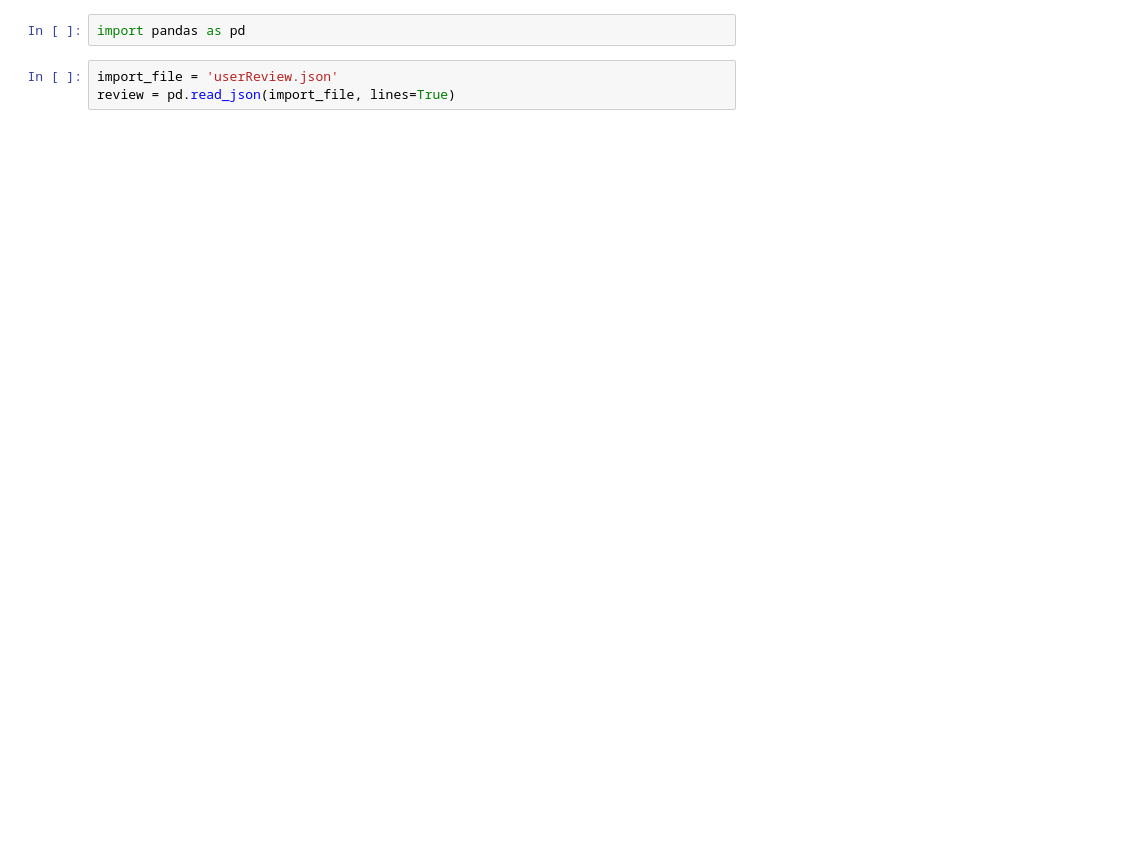
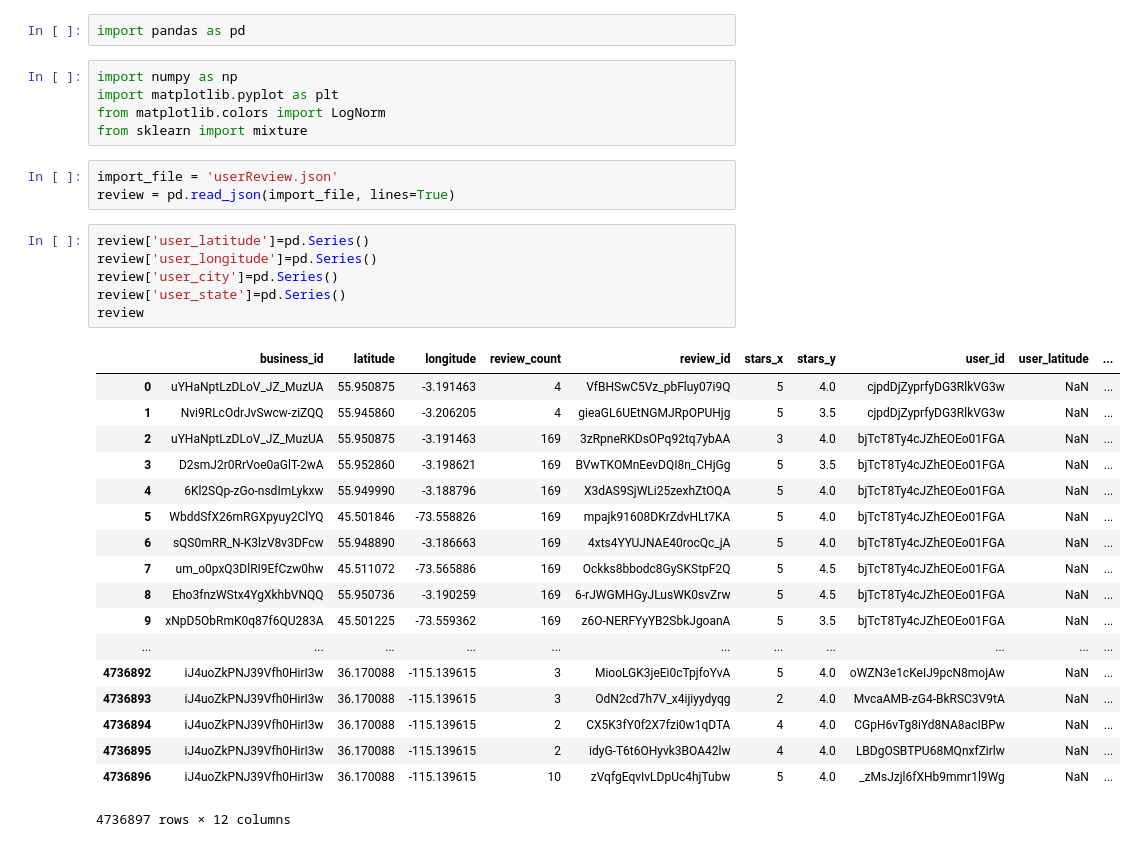
Before and after one commit to CornellDataScience/NLP_Research-FA17, a Jupyter notebook: local-elites/brian/Local Authority Model.ipynb, the cells around one changed output. Saved outputs shown, nothing was run; the diff lists cells and outputs as text; blank space fills up the shorter version.

```diff
--- a/local-elites/brian/Local Authority Model.ipynb
+++ b/local-elites/brian/Local Authority Model.ipynb
@@ -1,5 +1,35 @@
 # %%
 import pandas as pd
+# %%
+import numpy as np
+import matplotlib.pyplot as plt
+from matplotlib.colors import LogNorm
+from sklearn import mixture
 # %%
 import_file = 'userReview.json'
 review = pd.read_json(import_file, lines=True)
+# %%
+review['user_latitude']=pd.Series()
+review['user_longitude']=pd.Series()
+review['user_city']=pd.Series()
+review['user_state']=pd.Series()
+review
+# %% [output]
+|  | business_id | latitude | longitude | review_count | review_id | stars_x | stars_y | user_id | user_latitude | ... |
+| 0 | uYHaNptLzDLoV_JZ_MuzUA | 55.950875 | -3.191463 | 4 | VfBHSwC5Vz_pbFluy07i9Q | 5 | 4.0 | cjpdDjZyprfyDG3RlkVG3w | NaN | ... |
+| 1 | Nvi9RLcOdrJvSwcw-ziZQQ | 55.945860 | -3.206205 | 4 | gieaGL6UEtNGMJRpOPUHjg | 5 | 3.5 | cjpdDjZyprfyDG3RlkVG3w | NaN | ... |
+| 2 | uYHaNptLzDLoV_JZ_MuzUA | 55.950875 | -3.191463 | 169 | 3zRpneRKDsOPq92tq7ybAA | 3 | 4.0 | bjTcT8Ty4cJZhEOEo01FGA | NaN | ... |
+| 3 | D2smJ2r0RrVoe0aGlT-2wA | 55.952860 | -3.198621 | 169 | BVwTKOMnEevDQI8n_CHjGg | 5 | 3.5 | bjTcT8Ty4cJZhEOEo01FGA | NaN | ... |
+| 4 | 6Kl2SQp-zGo-nsdImLykxw | 55.949990 | -3.188796 | 169 | X3dAS9SjWLi25zexhZtOQA | 5 | 4.0 | bjTcT8Ty4cJZhEOEo01FGA | NaN | ... |
+| 5 | WbddSfX26mRGXpyuy2ClYQ | 45.501846 | -73.558826 | 169 | mpajk91608DKrZdvHLt7KA | 5 | 4.0 | bjTcT8Ty4cJZhEOEo01FGA | NaN | ... |
+| 6 | sQS0mRR_N-K3lzV8v3DFcw | 55.948890 | -3.186663 | 169 | 4xts4YYUJNAE40rocQc_jA | 5 | 4.0 | bjTcT8Ty4cJZhEOEo01FGA | NaN | ... |
+| 7 | um_o0pxQ3DlRI9EfCzw0hw | 45.511072 | -73.565886 | 169 | Ockks8bbodc8GySKStpF2Q | 5 | 4.5 | bjTcT8Ty4cJZhEOEo01FGA | NaN | ... |
+| 8 | Eho3fnzWStx4YgXkhbVNQQ | 55.950736 | -3.190259 | 169 | 6-rJWGMHGyJLusWK0svZrw | 5 | 4.5 | bjTcT8Ty4cJZhEOEo01FGA | NaN | ... |
+| 9 | xNpD5ObRmK0q87f6QU283A | 45.501225 | -73.559362 | 169 | z6O-NERFYyYB2SbkJgoanA | 5 | 3.5 | bjTcT8Ty4cJZhEOEo01FGA | NaN | ... |
+| ... | ... | ... | ... | ... | ... | ... | ... | ... | ... | ... |
+| 4736892 | iJ4uoZkPNJ39Vfh0HirI3w | 36.170088 | -115.139615 | 3 | MiooLGK3jeEi0cTpjfoYvA | 5 | 4.0 | oWZN3e1cKeIJ9pcN8mojAw | NaN | ... |
+| 4736893 | iJ4uoZkPNJ39Vfh0HirI3w | 36.170088 | -115.139615 | 3 | OdN2cd7h7V_x4ijiyydyqg | 2 | 4.0 | MvcaAMB-zG4-BkRSC3V9tA | NaN | ... |
+| 4736894 | iJ4uoZkPNJ39Vfh0HirI3w | 36.170088 | -115.139615 | 2 | CX5K3fY0f2X7fzi0w1qDTA | 4 | 4.0 | CGpH6vTg8iYd8NA8acIBPw | NaN | ... |
+| 4736895 | iJ4uoZkPNJ39Vfh0HirI3w | 36.170088 | -115.139615 | 2 | idyG-T6t6OHyvk3BOA42lw | 4 | 4.0 | LBDgOSBTPU68MQnxfZirlw | NaN | ... |
+| 4736896 | iJ4uoZkPNJ39Vfh0HirI3w | 36.170088 | -115.139615 | 10 | zVqfgEqvIvLDpUc4hjTubw | 5 | 4.0 | _zMsJzjl6fXHb9mmr1l9Wg | NaN | ... |
+4736897 rows × 12 columns
```
Also changed, not shown: parts of 30 cells of this notebook, 1 other file.
